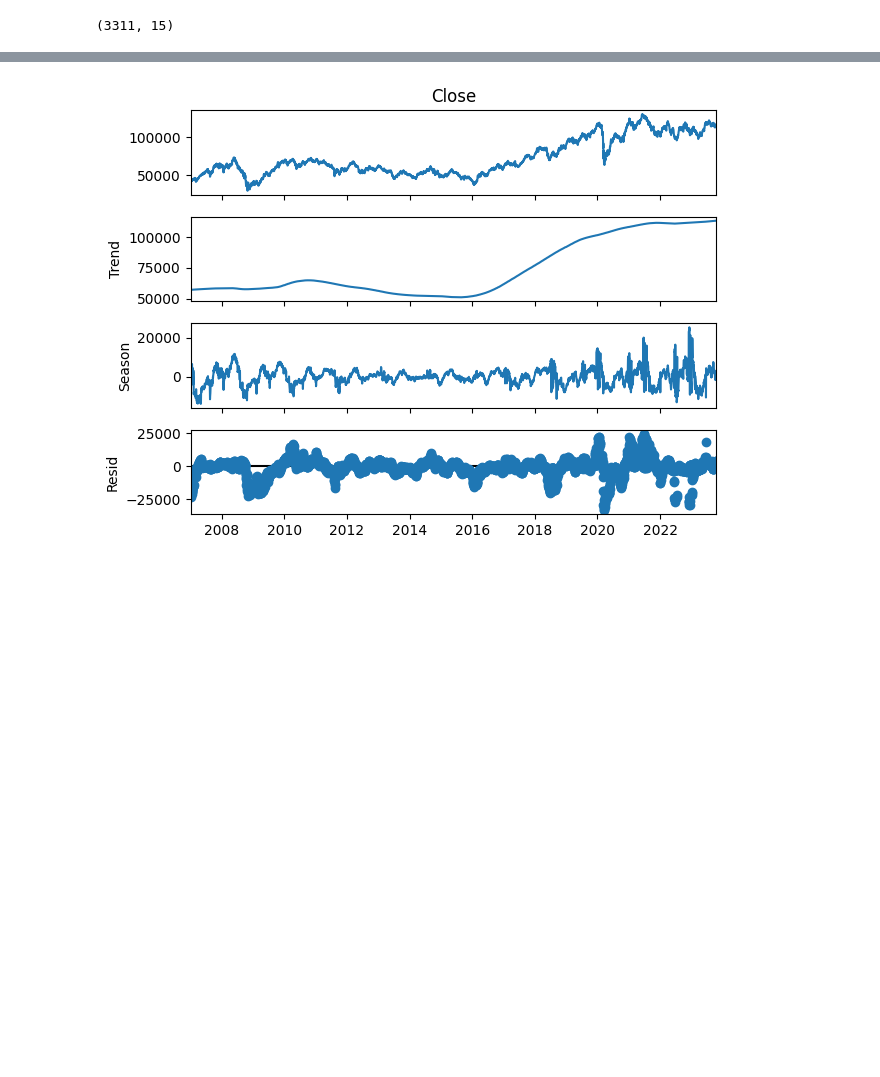
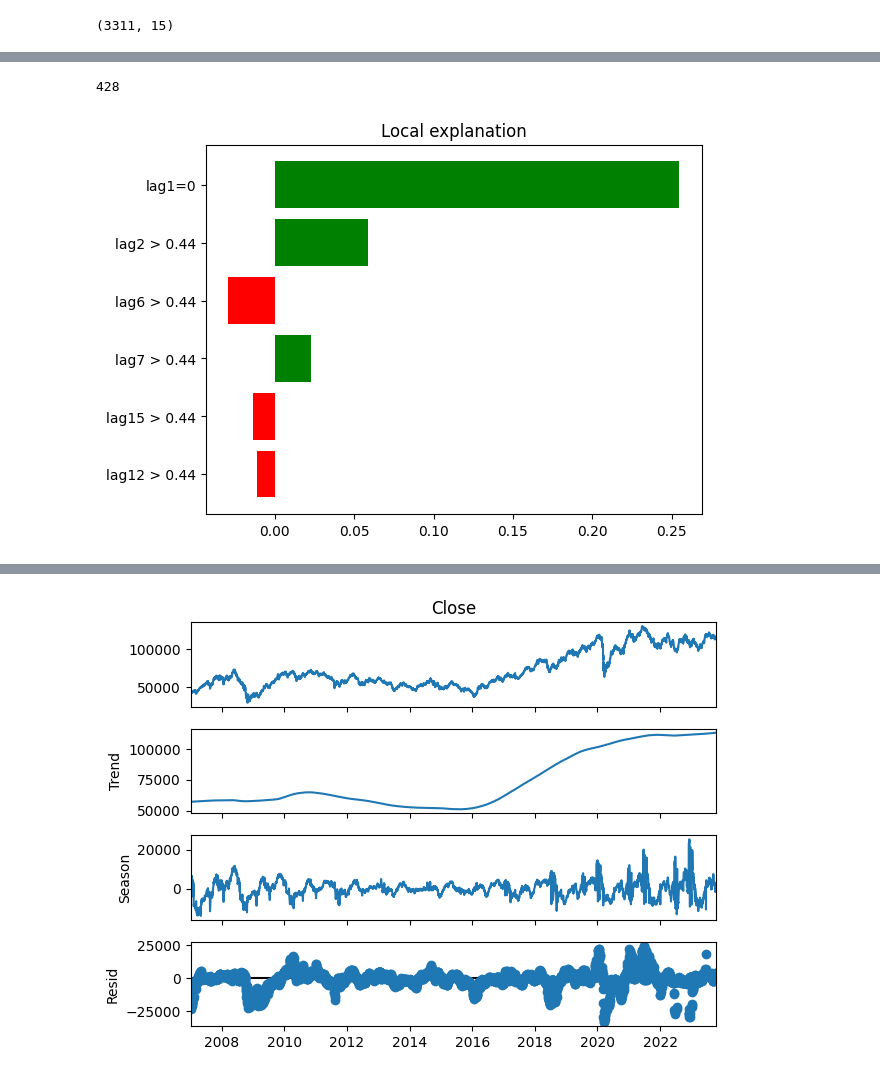
Before and after one commit to marreapato/Forecasting-BVSP-Deep-Learning, a Jupyter notebook: Baseline_Com_15Lags.ipynb, the cells around one changed output, grey strips where cells are left out. Drawn from its saved outputs; the diff is of its cells as text; code cells hidden in the pictures; blank space fills up the shorter version.

```diff
--- a/Baseline_Com_15Lags.ipynb
+++ b/Baseline_Com_15Lags.ipynb
@@ -309,3 +382,29 @@ biLSTM Model MASE: 0.11
+# %%
+from lime.lime_tabular import LimeTabularExplainer
+
+# Criando um explainer do Lime
+explainer = LimeTabularExplainer(trainX,
+                                 mode="regression",
+                                 feature_names=lagged_data.columns[1:].values,
+                                 class_names=['ibv'],
+                                 categorical_features=[0],
+                                 discretize_continuous=True)
+# %%
+sample_idx = np.random.choice(range(len(testX)), size=(1,))[0]
+print(sample_idx)
+X_sample = testX[sample_idx]
+
+# Explicação do modelo usando o explainer do Lime
+explanation = explainer.explain_instance(X_sample,
+                                         gru_model.predict,
+                                         num_features=(6))
+
+# Visualizando a explicação
+fig = explanation.as_pyplot_figure()
+plt.show()
+# %% [output]
+428
+[figure, added]
 # %%
 # Assuming gru_predictions is your NumPy array
 baseline_predictions = baseline_predictions.reshape(-1, 1)  # Reshape the array to have one column
```
Also changed, not shown: parts of 24 cells of this notebook.
